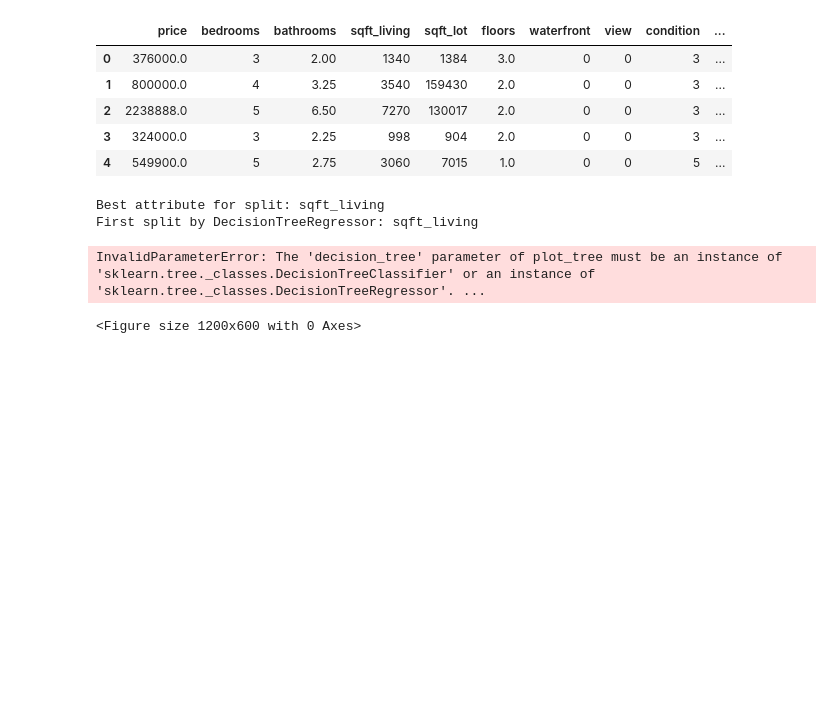
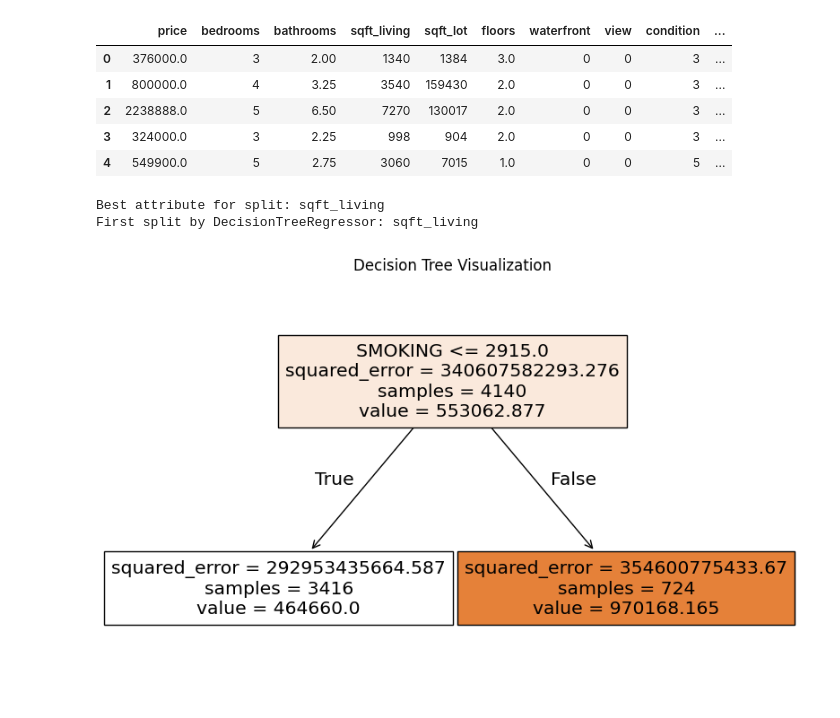
Before and after one commit to jhbellingrath/CS-290-Classwork, a Jupyter notebook: notebooks/gp.ipynb, the cells around one changed output. Drawn from its saved outputs; the diff is of its cells as text; code cells hidden in the pictures; blank space fills up the shorter version.

```diff
--- a/notebooks/gp.ipynb
+++ b/notebooks/gp.ipynb
@@ -195,7 +180,8 @@ def best_split(attribute, target):
         if np.any(left_mask) and np.any(right_mask): #makes sure there is one point left and right
             y_left = target[left_mask] #gets the target vals that match the data in the left
             y_right = target[right_mask] #the opposite
-            mse = (mean_squared_error(y_left, y_left.mean()) * len(y_left) + mean_squared_error(y_right, y_right.mean()) * len(y_right)) / len(target)
+            mse = (mean_squared_error(y_left, y_left.mean()) * len(y_left) +
+                   mean_squared_error(y_right, y_right.mean()) * len(y_right)) / len(target)
             #stupid math you can probably do ina better way than my small brain
             #cal the weighted avg for the split, did it for left and right and then combione them based on num of datapoints in each subset
             #crazy that the comment is shorter than that dumb math
@@ -207,6 +193,9 @@ def best_split(attribute, target):
     return best_value, best_mse #same with this
 # %%
 def Attribute_selection_method(task, dataset, target_variable): #find the best attribute to split on
+
+
+
     df = pd.DataFrame(dataset) # convert dataset into pandas
 
 
@@ -223,30 +212,32 @@ def Attribute_selection_method(task, dataset, target_variable): #find the best a
             best_attribute = column
 
 
-    tree = DecisionTreeRegressor(max_depth=1) #
-    tree.fit(X, y)
+    tree_model = DecisionTreeRegressor(max_depth=1)
+    tree_model.fit(X, y)
 
-    first_split_attribute = X.columns[tree.tree_.feature[0]]
+    first_split_attribute = X.columns[tree_model.tree_.feature[0]]
 
-    return best_attribute, first_split_attribute
+    return best_attribute, first_split_attribute, tree_model #return best attribute and first split
 # %%
 url = "https://raw.githubusercontent.com/jhbellingrath/CS-290-Classwork/refs/heads/main/data/Housing_Prices.csv"
 data = pd.read_csv(url)
 #getting data cuhhhhh
+
+task = "regression"
+#define the task
 # %%
-best_attribute, first_split = Attribute_selection_method("regression", data, "price")
+best_attribute, first_split ,tree_model = Attribute_selection_method(task, data, target_variable)
 print("Best attribute for split:", best_attribute)
 print("First split by DecisionTreeRegressor:", first_split)
 #printing all my stuff yurrrrr
-#still not sure if this is how to use sklearn or not but its probably
+#still not sure if this is how to use sklearn or not but its probably chill
 # %% [output]
 Best attribute for split: sqft_living
 First split by DecisionTreeRegressor: sqft_living
 # %%
-plt.figure(figsize=(12, 6))
-tree.plot_tree(tree, feature_names=X.columns, filled=True)
-plt.title("Decision Tree with Depth 1")
+plt.figure(figsize=(10, 6))
+plot_tree(tree_model, feature_names=X.columns, filled=True)
+plt.title("Decision Tree Visualization")
 plt.show()
 # %% [output]
-InvalidParameterError: The 'decision_tree' parameter of plot_tree must be an instance of 'sklearn.tree._classes.DecisionTreeClassifier' or an instance of 'sklearn.tree._classes.DecisionTreeRegressor'. ...
-<Figure size 1200x600 with 0 Axes>
+[figure, added]
```
Also changed, not shown: parts of 2 cells of this notebook.
